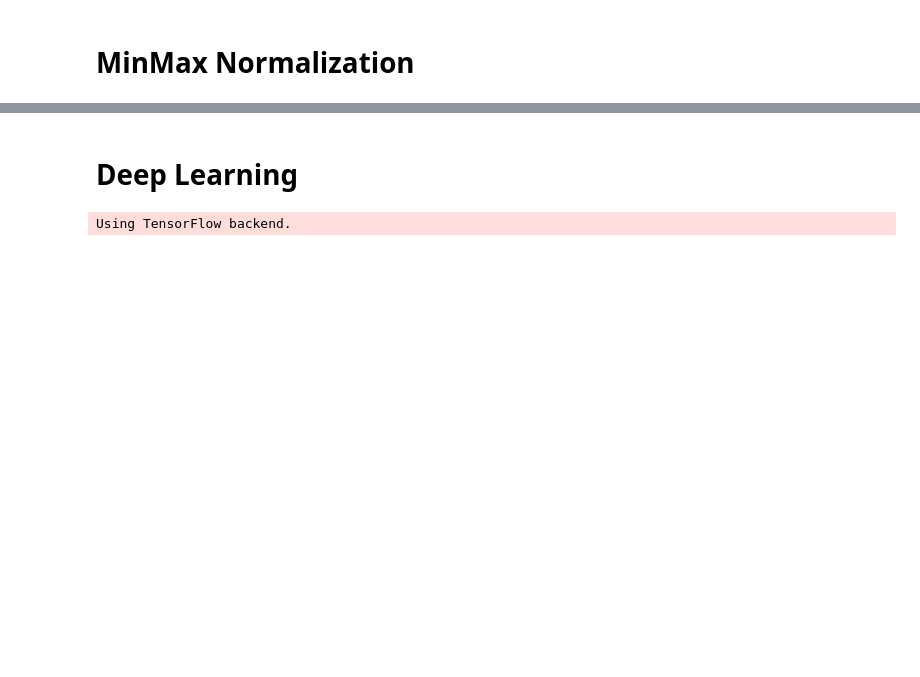
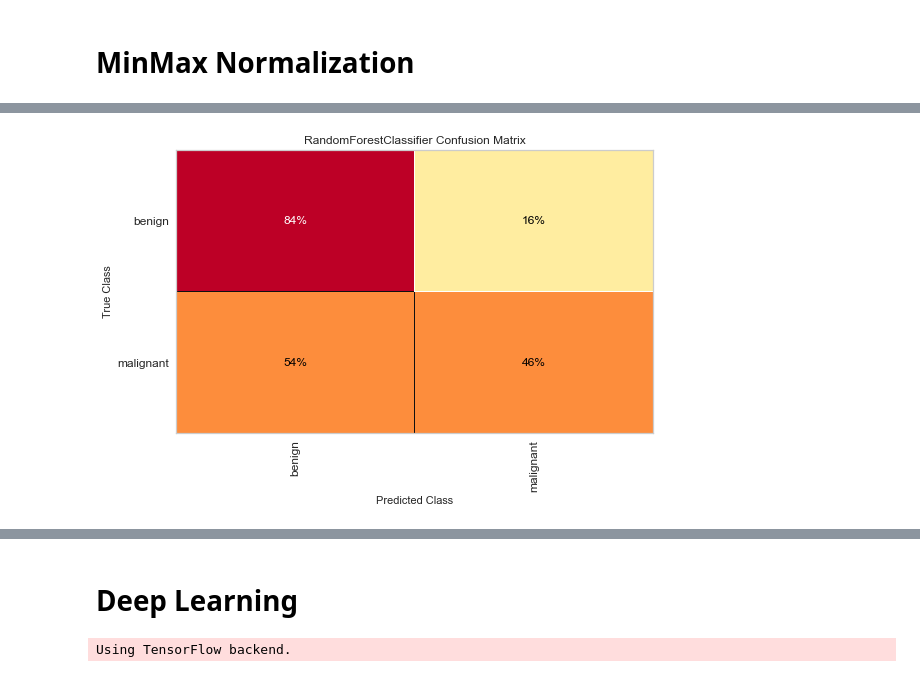
Before and after one commit to ganzerkim/MM_Radiomics, a Jupyter notebook: Radiomics_Model_Evaluation.ipynb, the cells around one changed output, grey strips where cells are left out. Cells and saved outputs as stored; diff of their text form; code cells hidden in the pictures; blank space fills up the shorter version.

```diff
--- a/Radiomics_Model_Evaluation.ipynb
+++ b/Radiomics_Model_Evaluation.ipynb
@@ -253,0 +307,8 @@ RandomForestClassifier: 65.62%
+# %%
+from yellowbrick.classifier import ConfusionMatrix
+cm = ConfusionMatrix(model, classes=clf, percent=True) #label_encoder={0: 'Normal', 1: 'Fat', 2: 'Fibrosis'}
+cm.fit(x_train.loc[:, top_10_features], y_train)
+cm.score(x_test.loc[:, top_10_features], y_test)
+cm.show();
+# %% [output]
+[figure, added]
```
Also changed, not shown: parts of 17 cells of this notebook, 3 other files.
